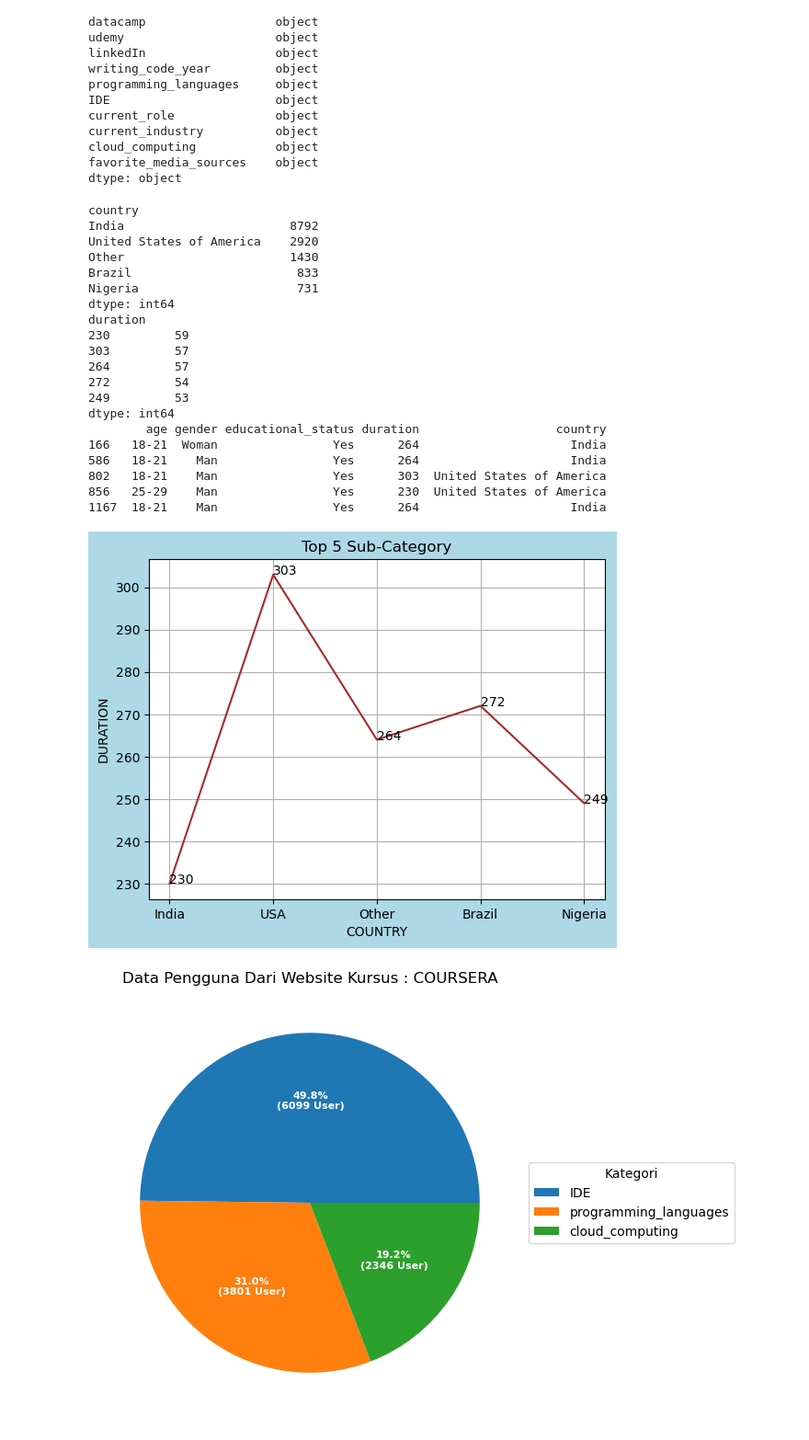
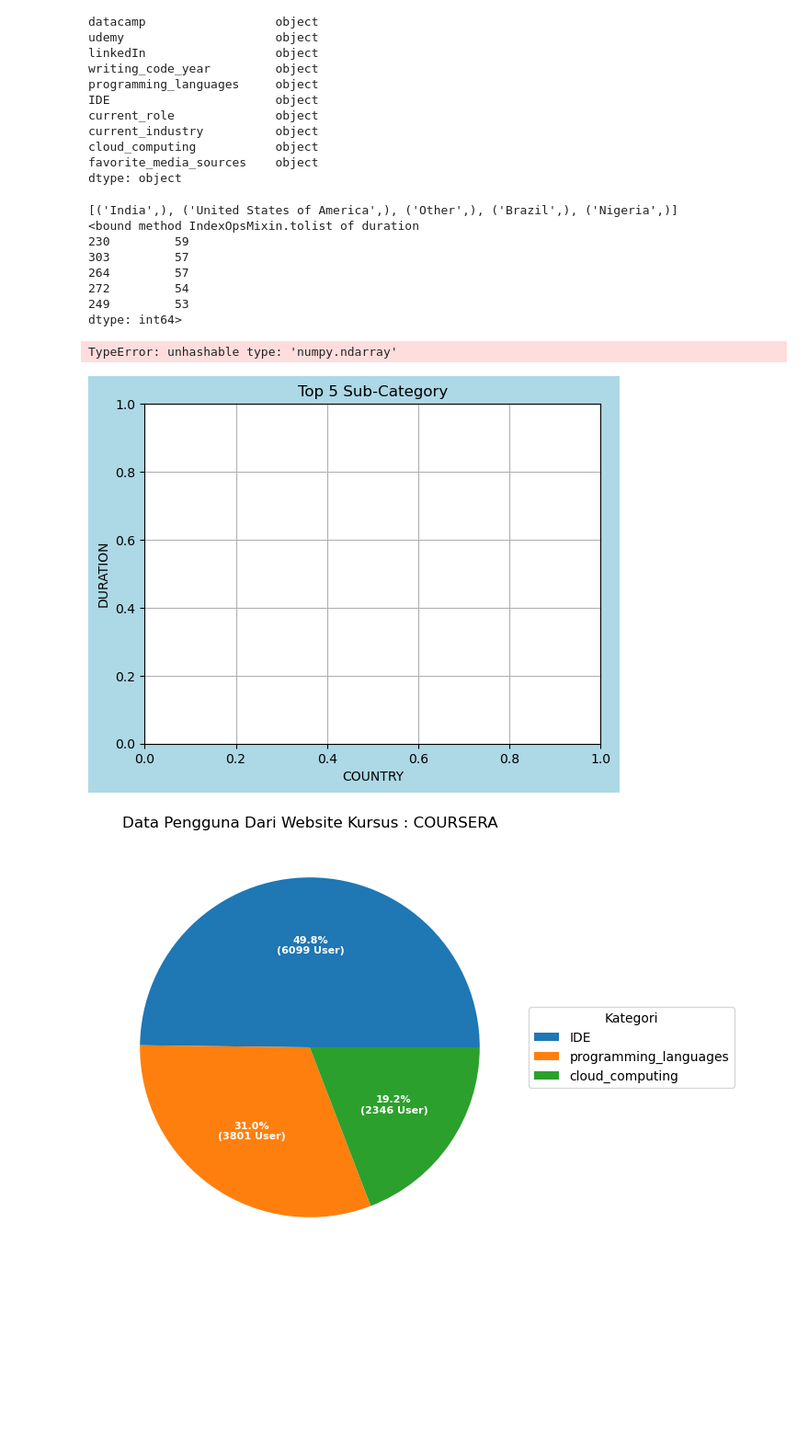
Before and after one commit to fsdio/my-kuliah, a Jupyter notebook: SEMESTER 5/[KAMIS] Pembelajaran Mesin/PERTAMA/UTS/source/fix-kaggle-survey.ipynb, the cells around one changed output. Shown at 92% size. Drawn from its saved outputs; the diff is of its cells as text; code cells hidden in the pictures; blank space fills up the shorter version.

```diff
--- a/SEMESTER 5/[KAMIS] Pembelajaran Mesin/PERTAMA/UTS/source/fix-kaggle-survey.ipynb
+++ b/SEMESTER 5/[KAMIS] Pembelajaran Mesin/PERTAMA/UTS/source/fix-kaggle-survey.ipynb
@@ -81,54 +81,43 @@ dtype: object
 soal_1 = df[['age', 'gender', 'educational_status', 'country', 'duration']]
 # CARI DATA COUNTRY
 country_10 = soal_1[['country']].value_counts().head(5)
-print(country_10)
+print(country_10.index.to_list())
 # CARI DATA DURATION
 duration = soal_1[['duration']].value_counts().head(5)
-print(duration)
+print(duration.to_list)
 
-answer = soal_1.loc[((df['country'] == 'India')|(df['country'] == 'United States of America')|(df['country'] == 'Other')) & ((df['duration'] == '230')|(df['duration'] == '303')|(df['duration'] == '264'))]
-print(answer[['age', 'gender', 'educational_status', 'duration', 'country']])
+# answer = soal_1.loc[((df['country'] == 'India')|(df['country'] == 'United States of America')|(df['country'] == 'Other')) & ((df['duration'] == '230')|(df['duration'] == '303')|(df['duration'] == '264'))]
+# print(answer[['age', 'gender', 'educational_status', 'duration', 'country']])
 
 import matplotlib.pyplot as plt
 import numpy as np
 fig = plt.figure()
 fig.patch.set_facecolor('lightblue')  # type: ignore
 
 def addlabels(x,y):
     for i in range(len(x)):
         plt.text(i,y[i],y[i])
-x = ['India','USA','Other','Brazil','Nigeria']
+x = country_10.index.to_list()
 y = np.array([230,303,264,272,249])
 plt.xlabel('COUNTRY')
 plt.ylabel('DURATION')
 plt.title('Top 5 Sub-Category')
 plt.grid(True)
 
 plt.plot(x, y,color='brown')
 addlabels(x, y)
 plt.show()
 # %% [output]
-country
-India                       8792
-United States of America    2920
-Other                       1430
-Brazil                       833
-Nigeria                      731
-dtype: int64
-duration
+[('India',), ('United States of America',), ('Other',), ('Brazil',), ('Nigeria',)]
+<bound method IndexOpsMixin.tolist of duration
 230         59
 303         57
 264         57
 272         54
 249         53
-dtype: int64
-        age gender educational_status duration                   country
-166   18-21  Woman                Yes      264                     India
-586   18-21    Man                Yes      264                     India
-802   18-21    Man                Yes      303  United States of America
-856   25-29    Man                Yes      230  United States of America
-1167  18-21    Man                Yes      264                     India
+dtype: int64>
+TypeError: unhashable type: 'numpy.ndarray'
-[figure, old version]
+[figure, new version]
 # %%
 # 2. Menampilkan data IDE, programming_languages, dan cloud_computing berdasarkan platsforms_courses.
 soal_2 = df[['IDE', 'programming_languages', 'cloud_computing', 'coursera', 'edX', 'kaggle', 'datacamp', 'udemy', 'linkedIn']]
```
Also changed, not shown: parts of 1 cell of this notebook, 1 other file.
